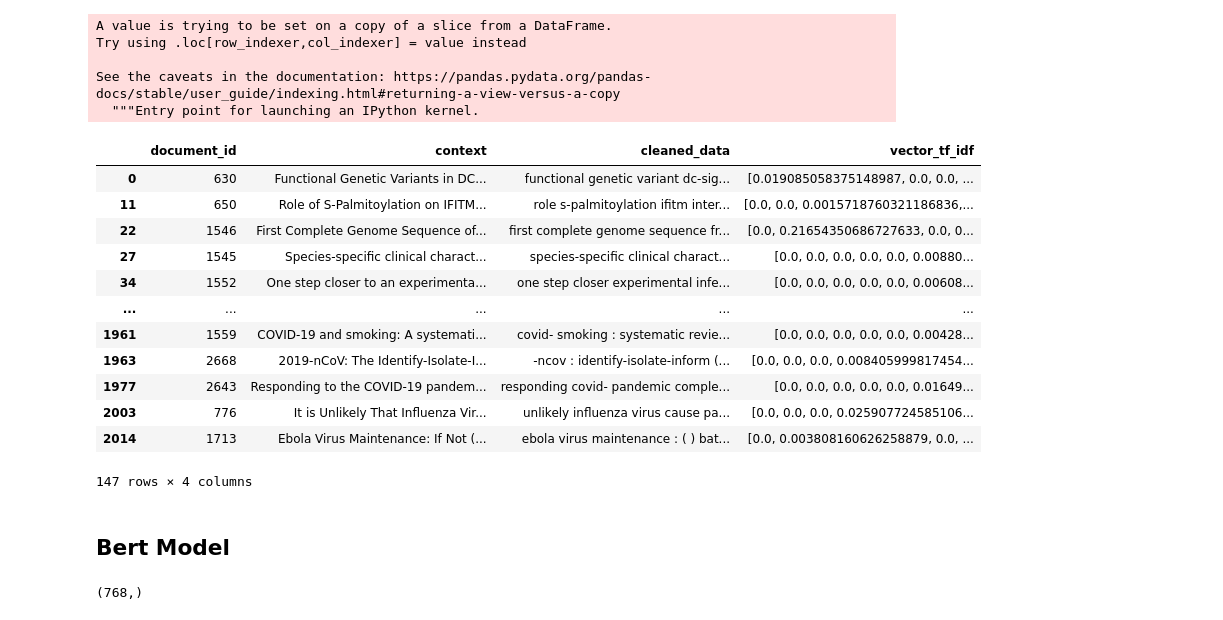
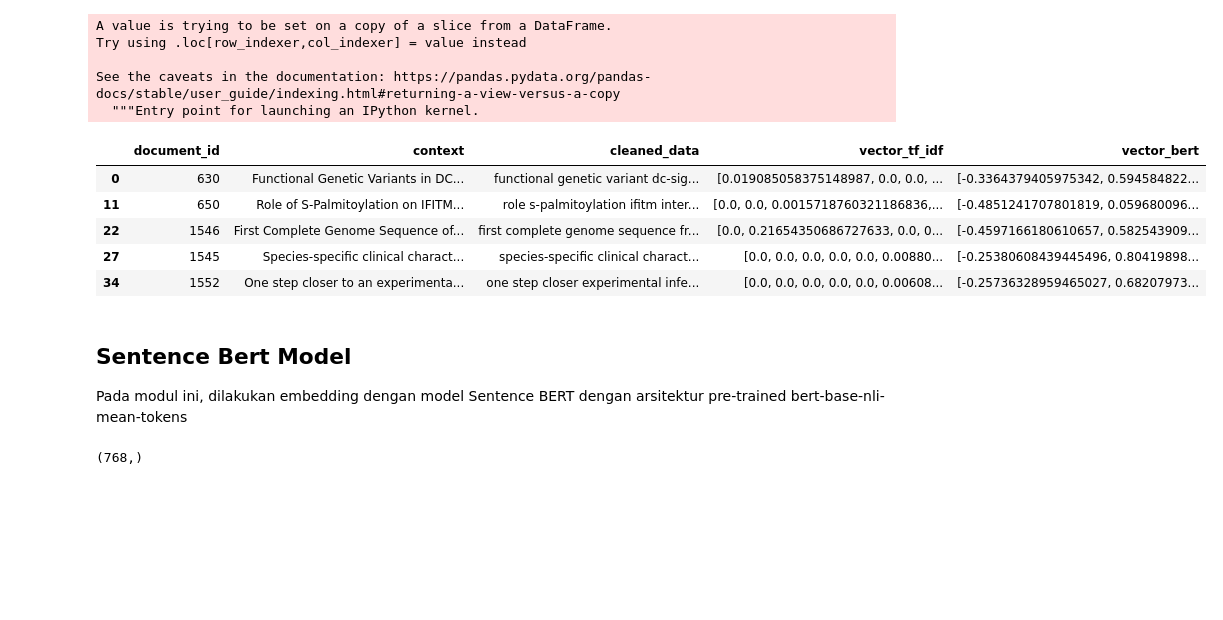
Before and after one commit to nadyadtm/Document-Retrieval, a Jupyter notebook: Information_Retrieval_Evaluation_BERT_TFIDF.ipynb, the cells around one changed output. Drawn from its saved outputs; the diff is of its cells as text; code cells hidden in the pictures; blank space fills up the shorter version.

```diff
--- a/Information_Retrieval_Evaluation_BERT_TFIDF.ipynb
+++ b/Information_Retrieval_Evaluation_BERT_TFIDF.ipynb
@@ -198,23 +202,17 @@ Try using .loc[row_indexer,col_indexer] = value instead
 See the caveats in the documentation: https://pandas.pydata.org/pandas-docs/stable/user_guide/indexing.html#returning-a-view-versus-a-copy
   """Entry point for launching an IPython kernel.
 # %%
-docs_train
+docs_train.head()
 # %% [output]
-|  | document_id | context | cleaned_data | vector_tf_idf |
-| 0 | 630 | Functional Genetic Variants in DC... | functional genetic variant dc-sig... | [0.019085058375148987, 0.0, 0.0, ... |
-| 11 | 650 | Role of S-Palmitoylation on IFITM... | role s-palmitoylation ifitm inter... | [0.0, 0.0, 0.0015718760321186836,... |
-| 22 | 1546 | First Complete Genome Sequence of... | first complete genome sequence fr... | [0.0, 0.21654350686727633, 0.0, 0... |
-| 27 | 1545 | Species‐specific clinical charact... | species‐specific clinical charact... | [0.0, 0.0, 0.0, 0.0, 0.0, 0.00880... |
-| 34 | 1552 | One step closer to an experimenta... | one step closer experimental infe... | [0.0, 0.0, 0.0, 0.0, 0.0, 0.00608... |
-| ... | ... | ... | ... | ... |
-| 1961 | 1559 | COVID-19 and smoking: A systemati... | covid- smoking : systematic revie... | [0.0, 0.0, 0.0, 0.0, 0.0, 0.00428... |
-| 1963 | 2668 | 2019-nCoV: The Identify-Isolate-I... | -ncov : identify-isolate-inform (... | [0.0, 0.0, 0.0, 0.008405999817454... |
-| 1977 | 2643 | Responding to the COVID-19 pandem... | responding covid- pandemic comple... | [0.0, 0.0, 0.0, 0.0, 0.0, 0.01649... |
-| 2003 | 776 | It is Unlikely That Influenza Vir... | unlikely influenza virus cause pa... | [0.0, 0.0, 0.0, 0.025907724585106... |
-| 2014 | 1713 | Ebola Virus Maintenance: If Not (... | ebola virus maintenance : ( ) bat... | [0.0, 0.003808160626258879, 0.0, ... |
+|  | document_id | context | cleaned_data | vector_tf_idf | vector_bert |
+| 0 | 630 | Functional Genetic Variants in DC... | functional genetic variant dc-sig... | [0.019085058375148987, 0.0, 0.0, ... | [-0.3364379405975342, 0.594584822... |
+| 11 | 650 | Role of S-Palmitoylation on IFITM... | role s-palmitoylation ifitm inter... | [0.0, 0.0, 0.0015718760321186836,... | [-0.4851241707801819, 0.059680096... |
+| 22 | 1546 | First Complete Genome Sequence of... | first complete genome sequence fr... | [0.0, 0.21654350686727633, 0.0, 0... | [-0.4597166180610657, 0.582543909... |
+| 27 | 1545 | Species‐specific clinical charact... | species‐specific clinical charact... | [0.0, 0.0, 0.0, 0.0, 0.0, 0.00880... | [-0.25380608439445496, 0.80419898... |
+| 34 | 1552 | One step closer to an experimenta... | one step closer experimental infe... | [0.0, 0.0, 0.0, 0.0, 0.0, 0.00608... | [-0.25736328959465027, 0.68207973... |
-147 rows × 4 columns
-# %% [markdown]
-## Bert Model
+# %% [markdown]
+## Sentence Bert Model
+Pada modul ini, dilakukan embedding dengan model Sentence BERT dengan arsitektur pre-trained bert-base-nli-mean-tokens
 # %%
 from sentence_transformers import SentenceTransformer
 
```
Also changed, not shown: parts of 25 cells of this notebook.
